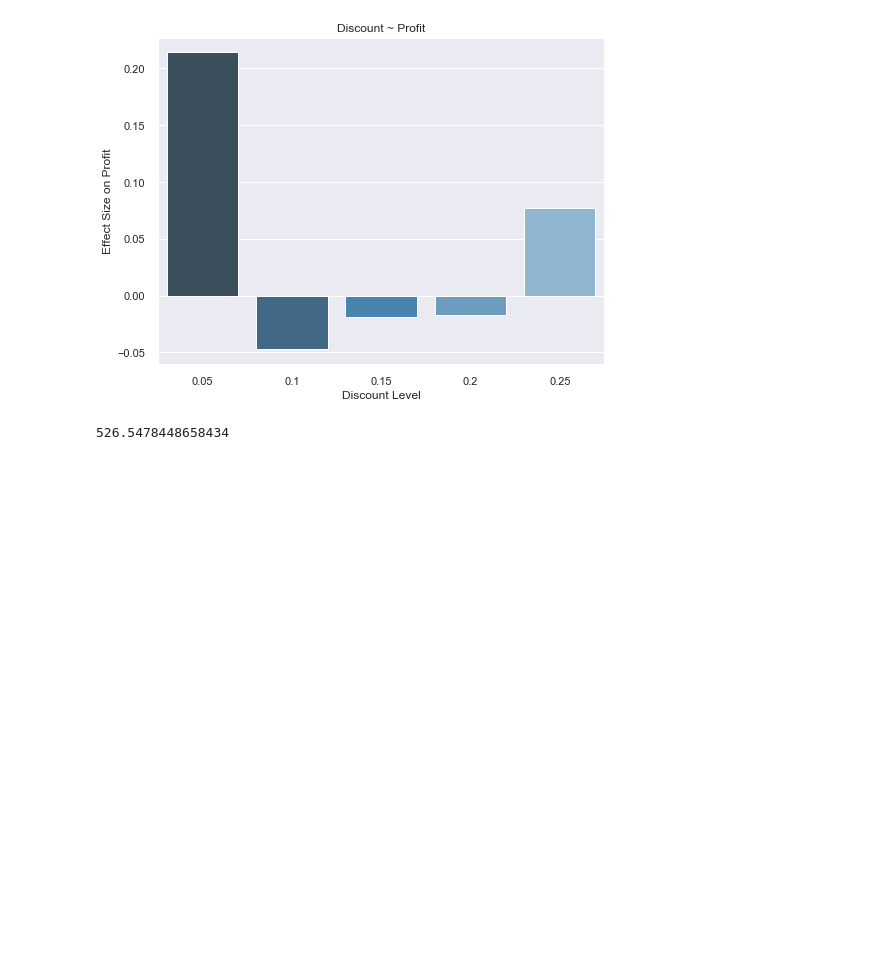
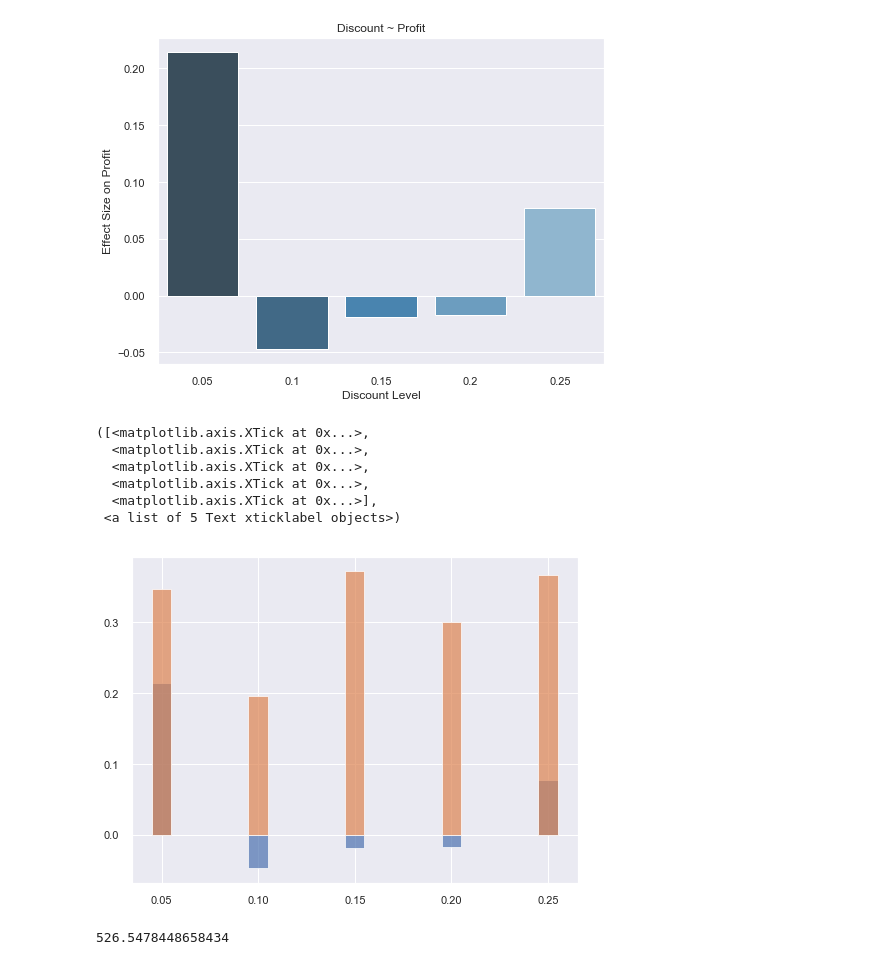
Before and after one commit to fcamuz/bussines-analysis-with-statistical-testing, a Jupyter notebook: Project 2- Northwind Database.ipynb, the cells around one changed output. Saved outputs shown, nothing was run; the diff lists cells and outputs as text; code cells hidden in the pictures; blank space fills up the shorter version.

```diff
--- a/Project 2- Northwind Database.ipynb
+++ b/Project 2- Northwind Database.ipynb
@@ -689,6 +688,19 @@ ax.set(xlabel='Discount Level', ylabel='Effect Size on Profit', title= "Discount
 plt.show()
 # %% [output]
 [figure]
+# %%
+# effect size for quantiy and profit in the same bar chart
+plt.bar(discount_levels, effect_sizes_on_profit, 0.01, alpha=0.7)
+plt.bar(discount_levels, effect_sizes_on_quantity, 0.01, alpha=0.7)
+plt.xticks(discount_levels)
+# %% [output]
+([<matplotlib.axis.XTick at 0x...>,
+  <matplotlib.axis.XTick at 0x...>,
+  <matplotlib.axis.XTick at 0x...>,
+  <matplotlib.axis.XTick at 0x...>,
+  <matplotlib.axis.XTick at 0x...>],
+ <a list of 5 Text xticklabel objects>)
+[figure, added]
 # %%
 
 product_order[product_order['Discount']==0]['Profit'].mean()
```
Also changed, not shown: parts of 15 cells of this notebook.
